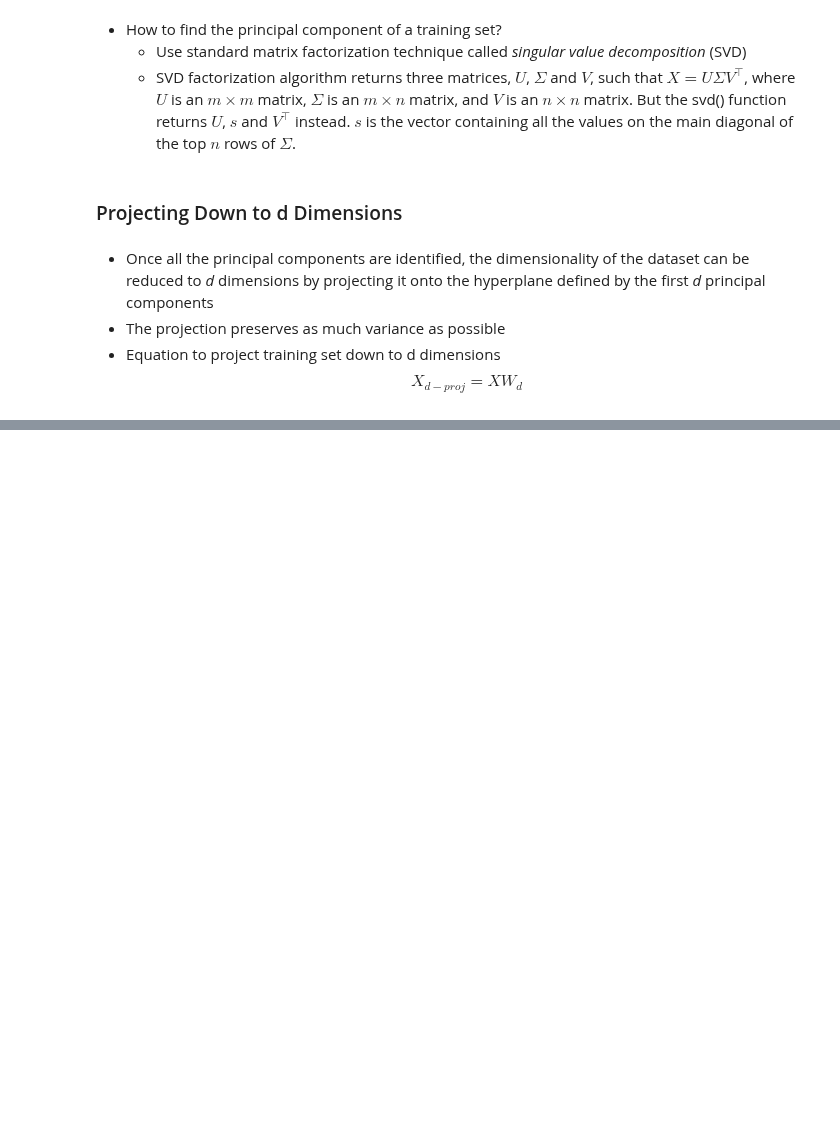
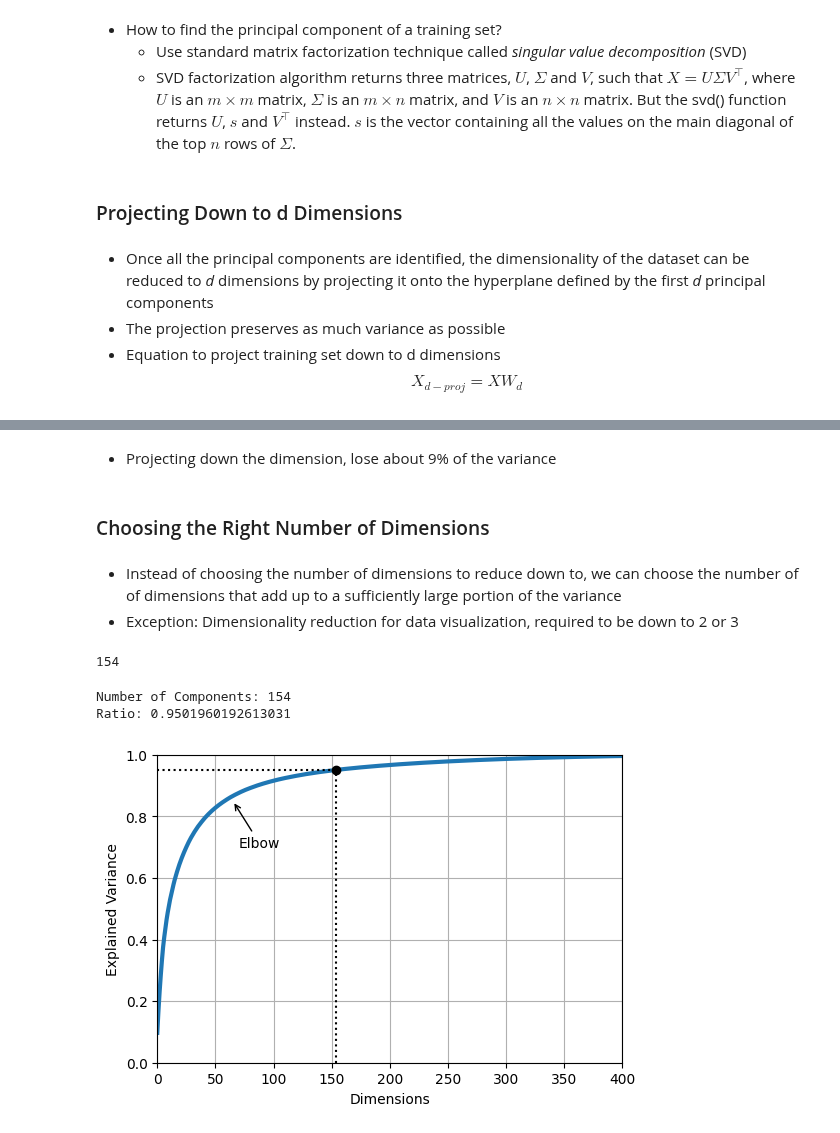
Before and after one commit to KANGWEII/hands_on_ml, a Jupyter notebook: Chapter08/dimensionality_reduction.ipynb, the cells around one changed output, grey strips where cells are left out. Saved outputs shown, nothing was run; the diff lists cells and outputs as text; code cells hidden in the pictures; blank space fills up the shorter version.

Commit message:
Chapter08: adding explained variance ratio and notes on choosing the right number of dimension

```diff
--- a/Chapter08/dimensionality_reduction.ipynb
+++ b/Chapter08/dimensionality_reduction.ipynb
@@ -350,0 +383,54 @@ X2D = X_centered @ W2
+# %% [markdown]
+- Projecting down the dimension, lose about 9% of the variance
+# %% [markdown]
+### Choosing the Right Number of Dimensions
+# %% [markdown]
+- Instead of choosing the number of dimensions to reduce down to, we can choose the number of of dimensions that add up to a sufficiently large portion of the variance
+- Exception: Dimensionality reduction for data visualization, required to be down to 2 or 3
+# %%
+# 1. Split MNIST dataset
+# 2. Performs PCA without reducing dimensionality
+# 3. Computes the number of dimensions required to preserve 95% of the training set's variance
+
+from sklearn.datasets import fetch_openml
+
+mnist = fetch_openml('mnist_784', version=1, as_frame=False)
+X_train, y_train = mnist["data"][:60000], mnist["target"][:60000]
+X_test, y_test = mnist["data"][60000:], mnist["target"][60000:]
+
+pca = PCA()
+pca.fit(X_train)
+cumsum = np.cumsum(pca.explained_variance_ratio_)
+d = np.argmax(cumsum >= 0.95) + 1
+print(d)
+# %% [output]
+154
+# %%
+# Could set n_components=d
+# OR
+# A float between 0.0 and 1.0
+pca = PCA(n_components=0.95)
+X_reduced = pca.fit_transform(X_train)
+
+# Actual number of components is determined during training
+print("Number of Components:", pca.n_components_)
+
+print("Ratio:", pca.explained_variance_ratio_.sum())
+# %% [output]
+Number of Components: 154
+Ratio: 0.9501960192613031
+# %%
+plt.figure(figsize=(6, 4))
+plt.plot(cumsum, linewidth=3)
+plt.axis([0, 400, 0, 1])
+plt.xlabel("Dimensions")
+plt.ylabel("Explained Variance")
+plt.plot([d, d], [0, 0.95], "k:")
+plt.plot([0, d], [0.95, 0.95], "k:")
+plt.plot(d, 0.95, "ko")
+plt.annotate("Elbow", xy=(65, 0.85), xytext=(70, 0.7),
+             arrowprops=dict(arrowstyle="->"))
+plt.grid(True)
+plt.show()
+# %% [output]
+[figure, added]
```
Also changed, not shown: parts of 15 cells of this notebook.
